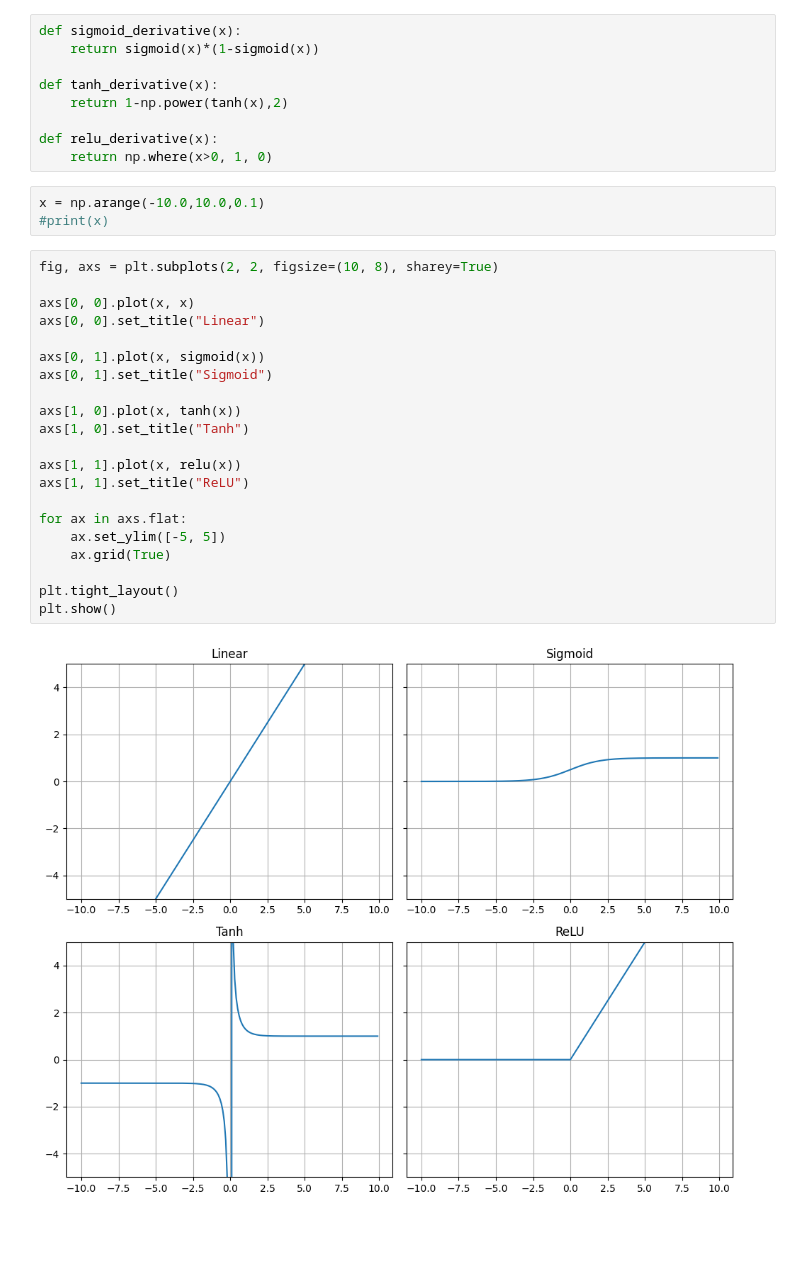
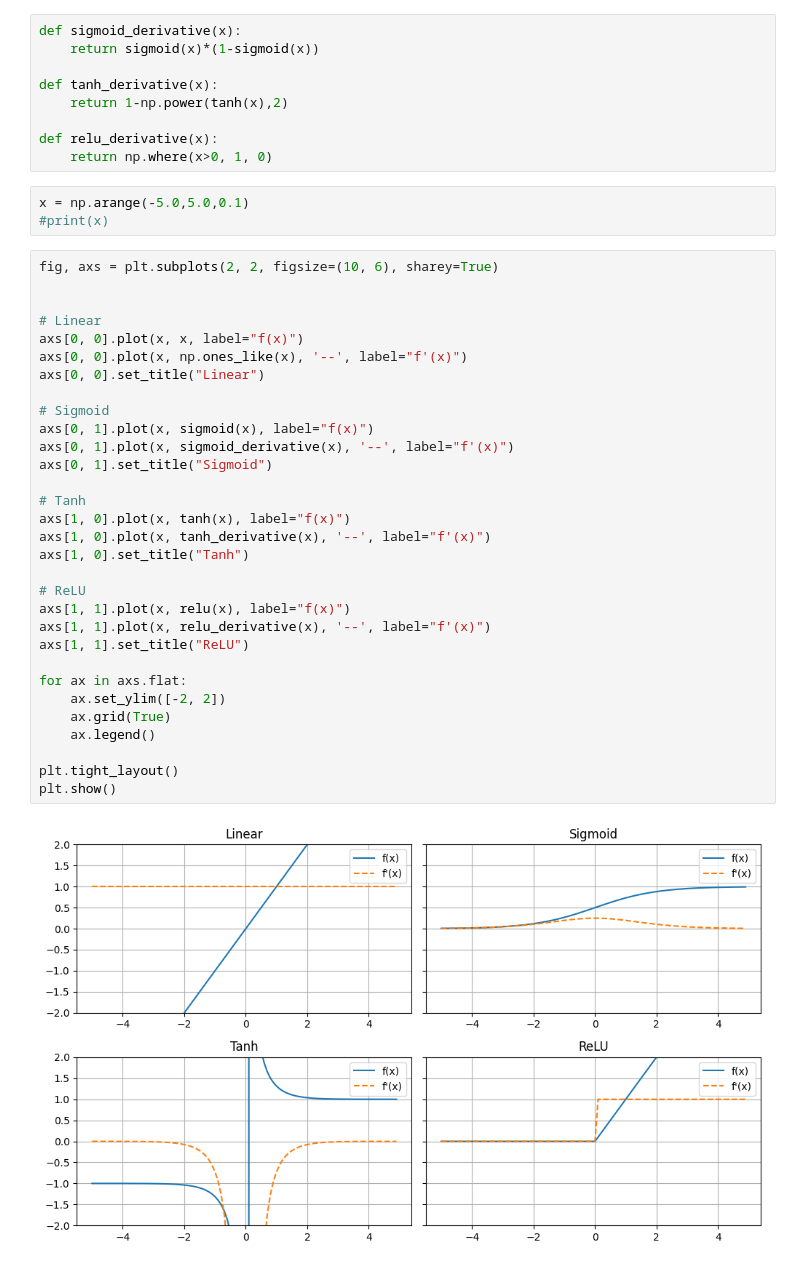
Before and after one commit to ManushKalwari/ML-basics, a Jupyter notebook: activations_and_losses.ipynb, the cells around one changed output. Drawn from its saved outputs; the diff is of its cells as text; blank space fills up the shorter version.

```diff
--- a/activations_and_losses.ipynb
+++ b/activations_and_losses.ipynb
@@ -21,28 +65,38 @@ def tanh_derivative(x):
 def relu_derivative(x):
     return np.where(x>0, 1, 0)
 # %%
-x = np.arange(-10.0,10.0,0.1)
+x = np.arange(-5.0,5.0,0.1)
 #print(x)
 # %%
-fig, axs = plt.subplots(2, 2, figsize=(10, 8), sharey=True)
+fig, axs = plt.subplots(2, 2, figsize=(10, 6), sharey=True)
 
-axs[0, 0].plot(x, x)
+
+# Linear
+axs[0, 0].plot(x, x, label="f(x)")
+axs[0, 0].plot(x, np.ones_like(x), '--', label="f'(x)")
 axs[0, 0].set_title("Linear")
 
-axs[0, 1].plot(x, sigmoid(x))
+# Sigmoid
+axs[0, 1].plot(x, sigmoid(x), label="f(x)")
+axs[0, 1].plot(x, sigmoid_derivative(x), '--', label="f'(x)")
 axs[0, 1].set_title("Sigmoid")
 
-axs[1, 0].plot(x, tanh(x))
+# Tanh
+axs[1, 0].plot(x, tanh(x), label="f(x)")
+axs[1, 0].plot(x, tanh_derivative(x), '--', label="f'(x)")
 axs[1, 0].set_title("Tanh")
 
-axs[1, 1].plot(x, relu(x))
+# ReLU
+axs[1, 1].plot(x, relu(x), label="f(x)")
+axs[1, 1].plot(x, relu_derivative(x), '--', label="f'(x)")
 axs[1, 1].set_title("ReLU")
 
 for ax in axs.flat:
-    ax.set_ylim([-5, 5])
+    ax.set_ylim([-2, 2])
     ax.grid(True)
+    ax.legend()
 
 plt.tight_layout()
 plt.show()
 # %% [output]
-[figure, old version]
+[figure, new version]
```
Also changed, not shown: parts of 6 cells of this notebook.
